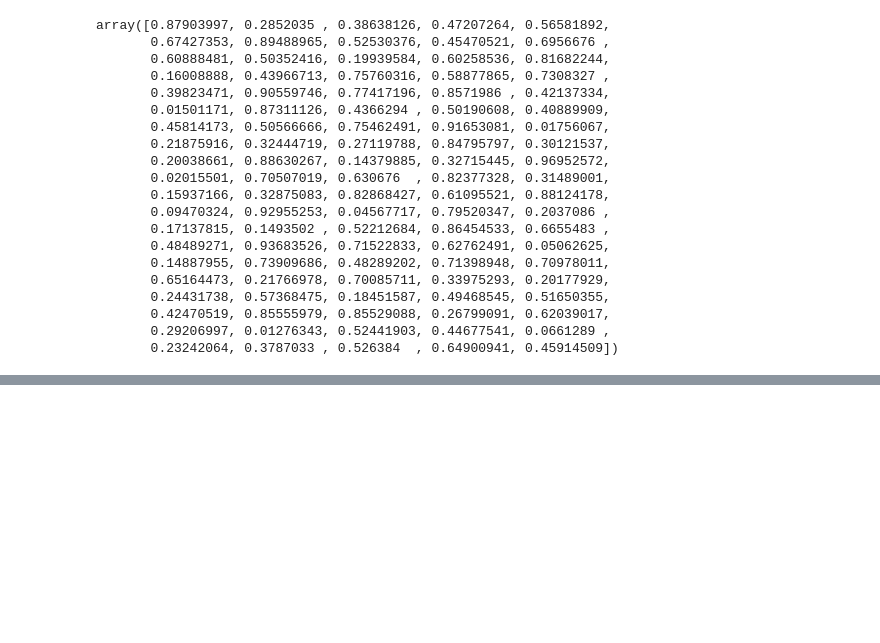
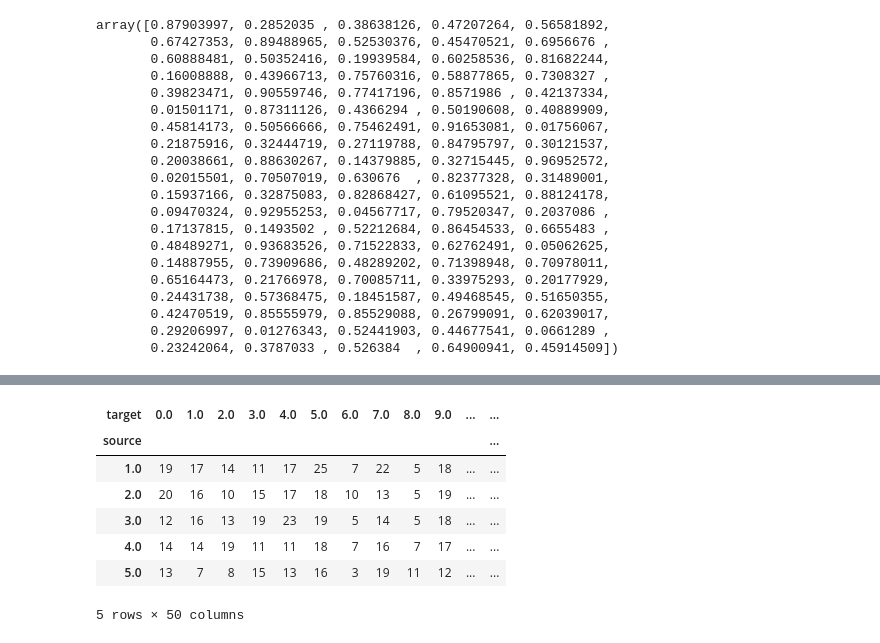
Before and after one commit to ysw2946/Python-with-machine-learning, a Jupyter notebook: lab_assignments.ipynb, the cells around one changed output, grey strips where cells are left out. Cells and saved outputs as stored; diff of their text form; code cells hidden in the pictures; blank space fills up the shorter version.

```diff
--- a/lab_assignments.ipynb
+++ b/lab_assignments.ipynb
@@ -225,0 +280,3 @@ array([0.87903997, 0.2852035 , 0.38638126, 0.47207264, 0.56581892,
+# %%
+df = pd.read_csv("/Data/1000i.csv", dtype=np.float32)
+df.head()
@@ -225,0 +290,12 @@ array([0.87903997, 0.2852035 , 0.38638126, 0.47207264, 0.56581892,
+# %%
+df["rating"] = 1
+df.groupby(["source","target"])["rating"].count().unstack()
+# %% [output]
+| target | 0.0 | 1.0 | 2.0 | 3.0 | 4.0 | 5.0 | 6.0 | 7.0 | 8.0 | 9.0 | ... | ... |
+| source |  |  |  |  |  |  |  |  |  |  |  | ... |
+| 1.0 | 19 | 17 | 14 | 11 | 17 | 25 | 7 | 22 | 5 | 18 | ... | ... |
+| 2.0 | 20 | 16 | 10 | 15 | 17 | 18 | 10 | 13 | 5 | 19 | ... | ... |
+| 3.0 | 12 | 16 | 13 | 19 | 23 | 19 | 5 | 14 | 5 | 18 | ... | ... |
+| 4.0 | 14 | 14 | 19 | 11 | 11 | 18 | 7 | 16 | 7 | 17 | ... | ... |
+| 5.0 | 13 | 7 | 8 | 15 | 13 | 16 | 3 | 19 | 11 | 12 | ... | ... |
+5 rows × 50 columns
```
Also changed, not shown: parts of 12 cells of this notebook, 3 other files.
